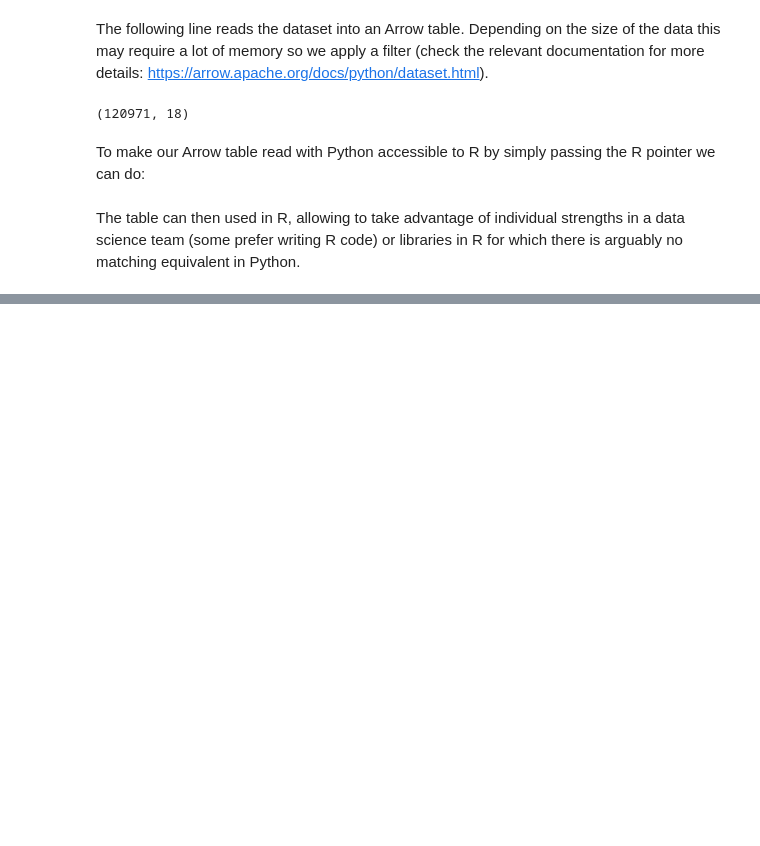
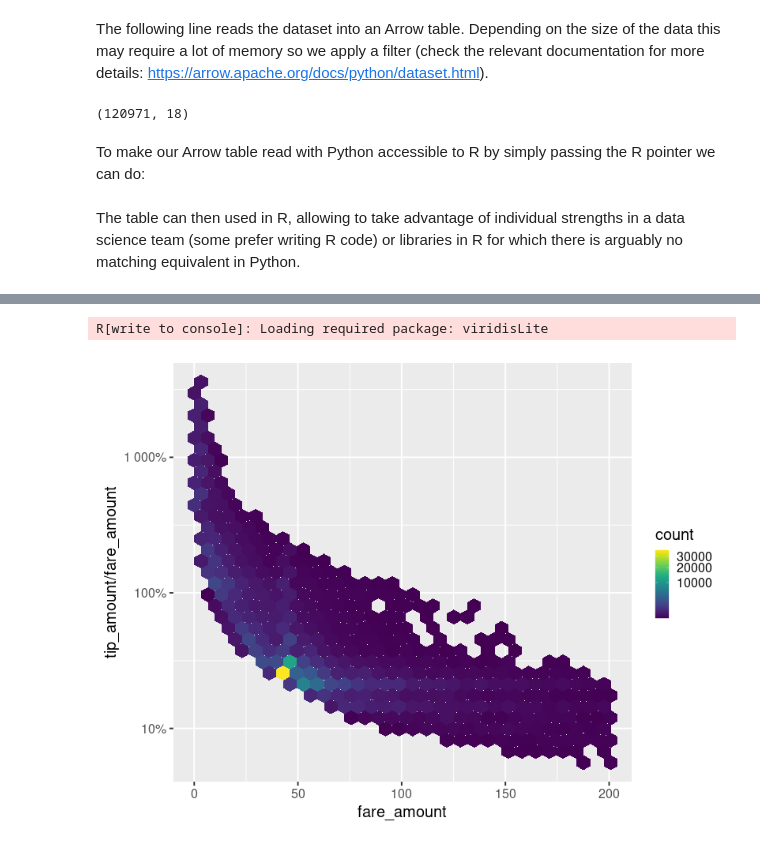
Before and after one commit to rpy2/rpy2-arrow, a Jupyter notebook: doc/notebooks/demo.ipynb, the cells around one changed output, grey strips where cells are left out. Drawn from its saved outputs; the diff is of its cells as text; code cells hidden in the pictures; blank space fills up the shorter version.

```diff
--- a/doc/notebooks/demo.ipynb
+++ b/doc/notebooks/demo.ipynb
@@ -132,0 +123,14 @@ R[write to console]: The following objects are masked from ‘package:base’:
+# %%
+%%R -w 800 -h 600 --type cairo-png
+library(ggplot2, warn.conflicts = FALSE)
+library(viridis)
+options(bitmapType='cairo-png')
+p <- ggplot(r_tbl %>% collect()) +
+  geom_hex(aes(x = fare_amount, y = tip_amount/fare_amount)) +
+  scale_fill_viridis(trans="sqrt") +
+  scale_y_continuous(labels = scales::percent, trans="log10") +
+  theme_gray(base_size=20)
+print(p)
+# %% [output]
+R[write to console]: Loading required package: viridisLite
+[figure, added]
```
Also changed, not shown: parts of 3 cells of this notebook, 1 other file.
